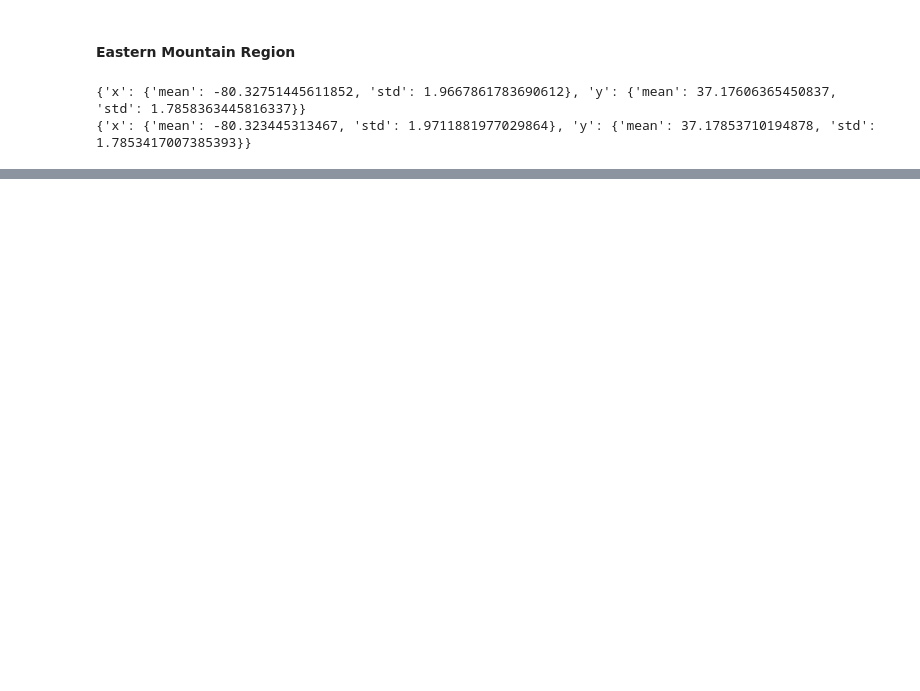
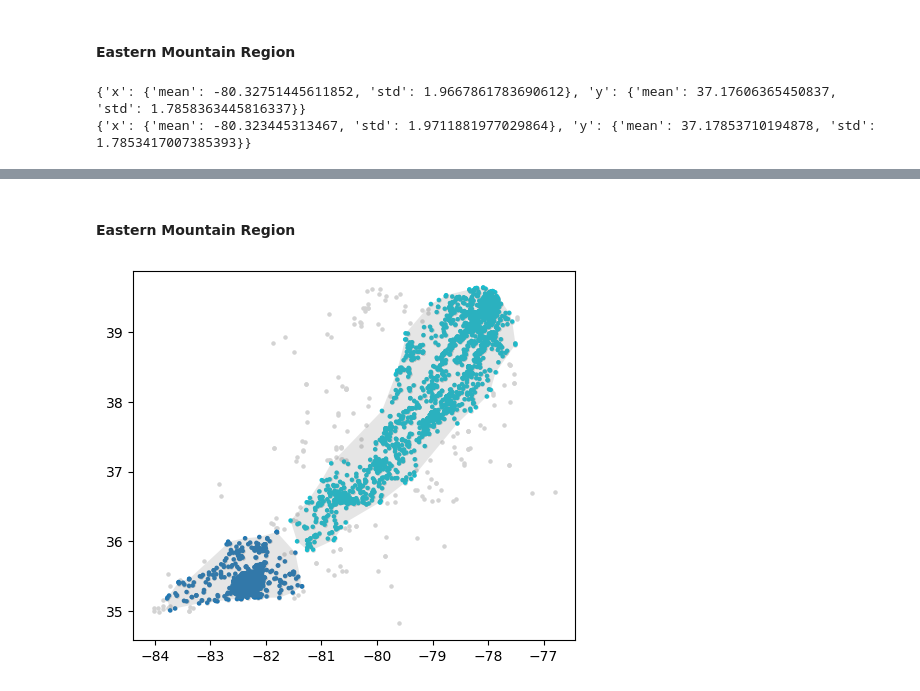
Before and after one commit to FixCarbon/um-mads, a Jupyter notebook: notebooks/create_polygons.ipynb, the cells around one changed output, grey strips where cells are left out. Saved outputs shown, nothing was run; the diff lists cells and outputs as text; code cells hidden in the pictures; blank space fills up the shorter version.

```diff
--- a/notebooks/create_polygons.ipynb
+++ b/notebooks/create_polygons.ipynb
@@ -431,0 +516,17 @@ Figure(640x480)
+# %% [markdown]
+#### Eastern Mountain Region
+# %%
+# Return clusters based on final parameters
+gdf_easternmountain_clusters = find_hdbscan_clusters(gdf_easternmountain_sample, **PARAMS)
+
+# Create polygons based on clusters
+gdf_easternmountain_polygons = create_polygons(gdf_easternmountain_clusters, alpha=1.0)
+
+# Plot clusters and polygons
+fig, ax = plot_clusters(gdf_easternmountain_clusters)
+gdf_easternmountain_polygons.plot(ax=ax, alpha=0.2, color='gray')
+
+# Save polygons
+save_polygons('../data', 'gdf_easternmountain_polygons', gdf_easternmountain_polygons)
+# %% [output]
+[figure, added]
```
Also changed, not shown: parts of 28 cells of this notebook, 15 other files.
